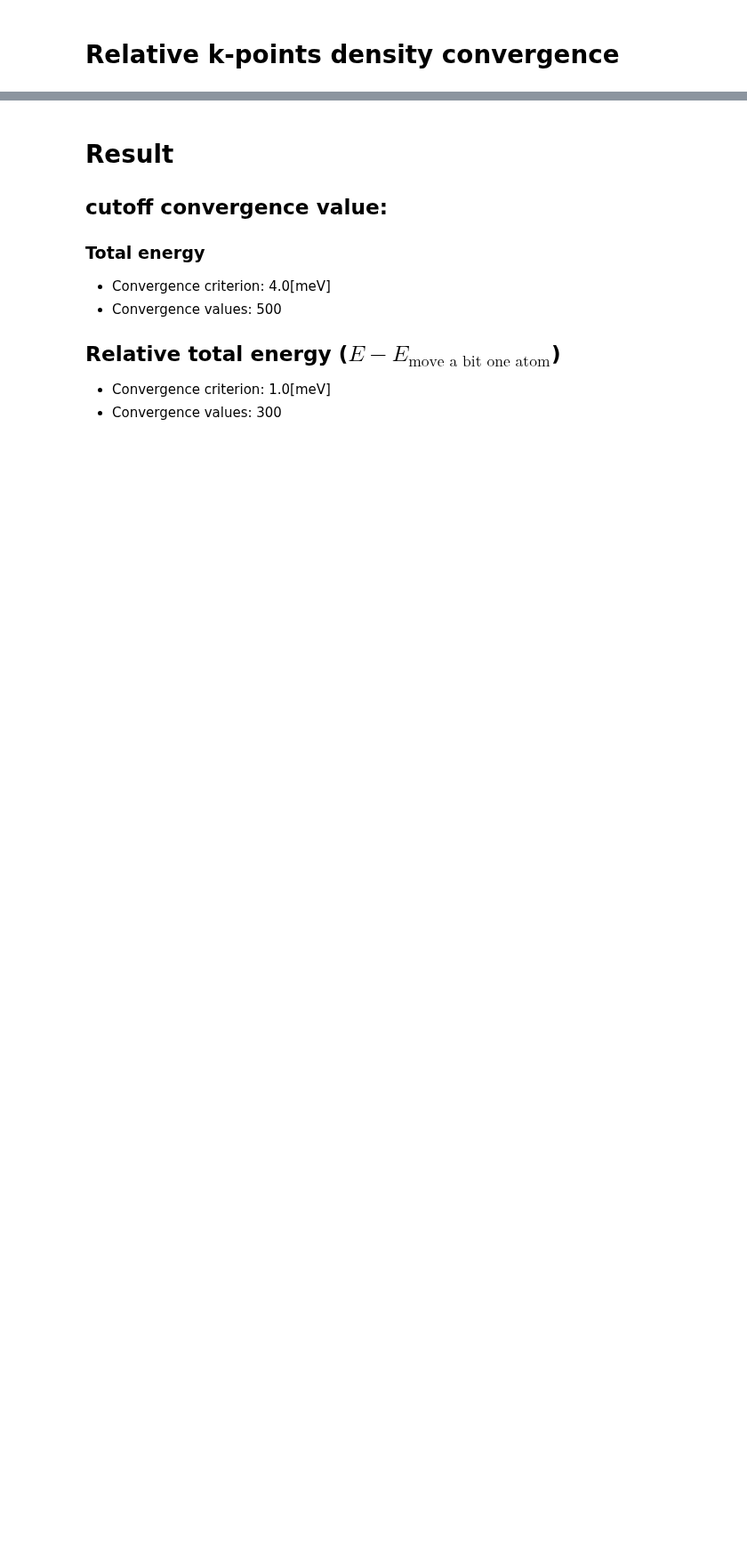
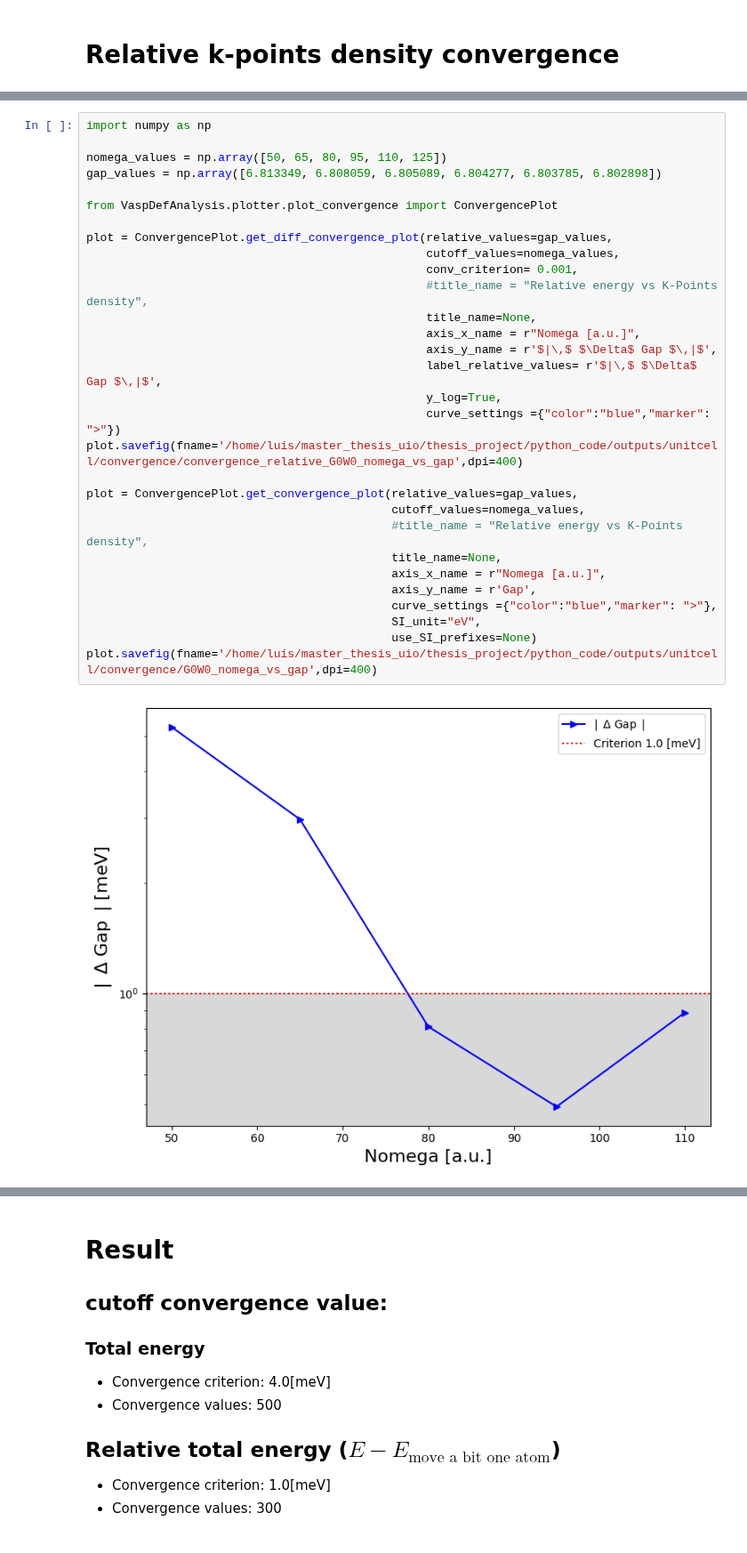
Before and after one commit to Luisrj14/VaspDefAnalysis, a Jupyter notebook: notebook/covergence_unitcell.ipynb, the cells around one changed output, grey strips where cells are left out. Shown at 89% size. Saved outputs shown, nothing was run; the diff lists cells and outputs as text; blank space fills up the shorter version.

```diff
--- a/notebook/covergence_unitcell.ipynb
+++ b/notebook/covergence_unitcell.ipynb
@@ -196,0 +199,32 @@ plot.savefig(fname='outputs/unitcell/convergence/energy_vs_kpoint',dpi=400)
+# %%
+import numpy as np
+
+nomega_values = np.array([50, 65, 80, 95, 110, 125])
+gap_values = np.array([6.813349, 6.808059, 6.805089, 6.804277, 6.803785, 6.802898])
+
+from VaspDefAnalysis.plotter.plot_convergence import ConvergencePlot
+
+plot = ConvergencePlot.get_diff_convergence_plot(relative_values=gap_values,
+                                                 cutoff_values=nomega_values,
+                                                 conv_criterion= 0.001,
+                                                 #title_name = "Relative energy vs K-Points density",
+                                                 title_name=None,
+                                                 axis_x_name = r"Nomega [a.u.]",
+                                                 axis_y_name = r'$|\,$ $\Delta$ Gap $\,|$',
+                                                 label_relative_values= r'$|\,$ $\Delta$ Gap $\,|$',
+                                                 y_log=True,
+                                                 curve_settings ={"color":"blue","marker": ">"})
+plot.savefig(fname='/home/luis/master_thesis_uio/thesis_project/python_code/outputs/unitcell/convergence/convergence_relative_G0W0_nomega_vs_gap',dpi=400)
+
+plot = ConvergencePlot.get_convergence_plot(relative_values=gap_values,
+                                            cutoff_values=nomega_values,
+                                            #title_name = "Relative energy vs K-Points density",
+                                            title_name=None,
+                                            axis_x_name = r"Nomega [a.u.]",
+                                            axis_y_name = r'Gap',
+                                            curve_settings ={"color":"blue","marker": ">"},
+                                            SI_unit="eV",
+                                            use_SI_prefixes=None)
+plot.savefig(fname='/home/luis/master_thesis_uio/thesis_project/python_code/outputs/unitcell/convergence/G0W0_nomega_vs_gap',dpi=400)
+# %% [output]
+[figure, added]
```
Also changed, not shown: parts of 9 cells of this notebook, 1 other file.
